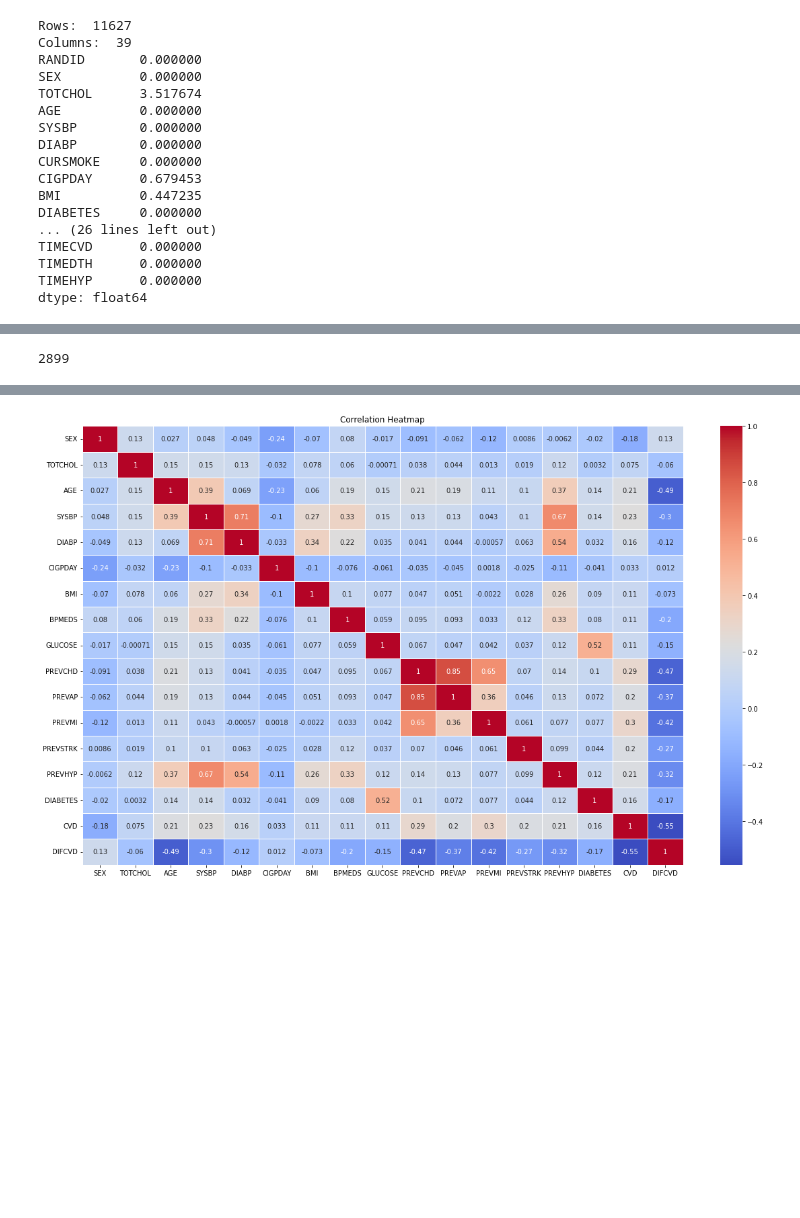
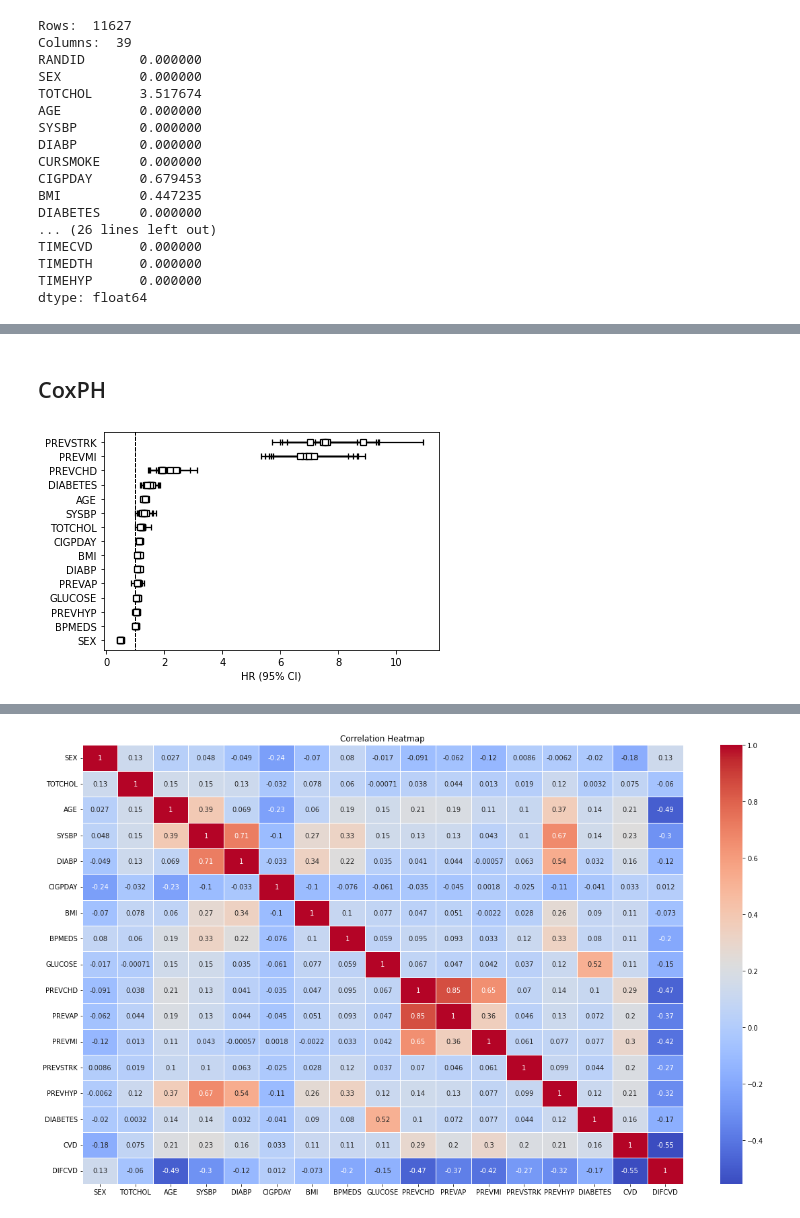
Before and after one commit to swati-sharma14/HeartGuardian-CVD_Prediction, a Jupyter notebook: ML_Project.ipynb, the cells around one changed output, grey strips where cells are left out. Drawn from its saved outputs; the diff is of its cells as text; code cells hidden in the pictures; blank space fills up the shorter version.

Commit message:
add cox model

```diff
--- a/ML_Project.ipynb
+++ b/ML_Project.ipynb
@@ -230,4 +270,2 @@ data.describe()
-# %%
-np.count_nonzero(data['CVD'].values)
-# %% [output]
-2899
+# %% [markdown]
+## CoxPH
@@ -233,0 +295,42 @@ np.count_nonzero(data['CVD'].values)
+# %%
+from lifelines.fitters.coxph_fitter import CoxPHFitter
+from sklearn.model_selection import StratifiedKFold
+
+cph = CoxPHFitter(alpha=0.05)
+n_splits = 5
+skf = StratifiedKFold(n_splits=n_splits)
+
+## CCDFs corresponding to each split
+ccdfs = []
+
+## ctd-indices and c-indices corresponding to each split
+ctd_indices = []
+c_indices = []
+
+## 5-fold splitting
+for train_ind, test_ind in skf.split(data,event):
+    combined_df_train, combined_df_test = data.iloc[train_ind], data.iloc[test_ind]
+    event_train, event_test = event.iloc[train_ind], event.iloc[test_ind]
+    time_train, time_test = time.iloc[train_ind], time.iloc[test_ind]
+
+    ## Fit the model to the train set
+    cph.fit(combined_df_train,duration_col='DIFCVD',event_col='CVD',fit_options={'step_size':0.1})
+
+    ## Predict CCDF (survival probability) from Cox PH model
+    ccdf = cph.predict_survival_function(combined_df_test).reset_index()
+    ccdf.rename(columns={'index':'TIME'},inplace=True)
+    ccdfs.append(ccdf)
+
+    ## Change arrays for ctd-index
+    ccdf = np.array(ccdf.T)[1:]
+    time_test = np.array(time_test)
+    event_test = np.array(event_test)
+
+    ctd_index = _ctd_score(ccdf,time_test,event_test)
+    ctd_indices.append(ctd_index)
+    c_indices.append(cph.concordance_index_)
+
+    # cph.print_summary()
+    cph.plot(hazard_ratios=1)
+# %% [output]
+[figure, added]
```
Also changed, not shown: parts of 13 cells of this notebook.
